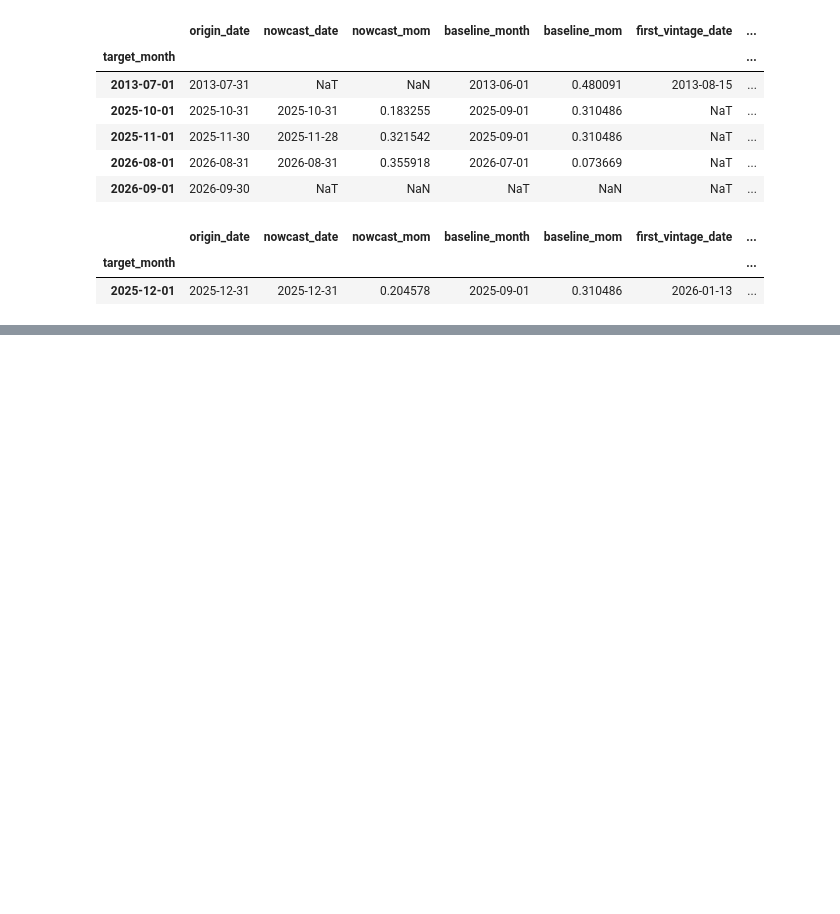
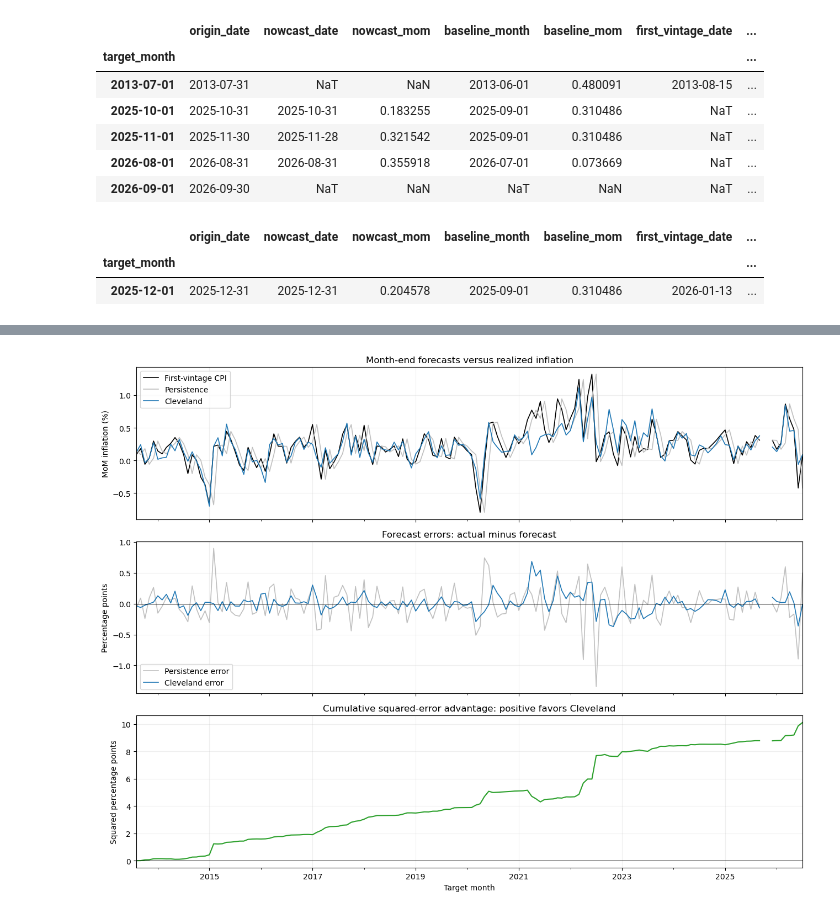
Before and after one commit to Yzc20060417/Systematic-Equities, a Jupyter notebook: EDA.ipynb, the cells around one changed output, grey strips where cells are left out. Cells and saved outputs as stored; diff of their text form; code cells hidden in the pictures; blank space fills up the shorter version.

```diff
--- a/EDA.ipynb
+++ b/EDA.ipynb
@@ -3092,0 +3299,67 @@ Name: H2 panel audit, dtype: object
+# %%
+# 5. Inspection
+
+fig, axes = plt.subplots(
+    3, 1,
+    figsize=(13, 10),
+    sharex=True,
+)
+
+h2_eval[
+    ["target_mom_first", "baseline_mom", "nowcast_mom"]
+].rename(
+    columns={
+        "target_mom_first": "First-vintage CPI",
+        "baseline_mom": "Persistence",
+        "nowcast_mom": "Cleveland",
+    }
+).plot(
+    ax=axes[0],
+    color=["black", "silver", "tab:blue"],
+    linewidth=1.2,
+)
+
+axes[0].set(
+    title="Month-end forecasts versus realized inflation",
+    ylabel="MoM inflation (%)",
+)
+
+h2_eval[
+    ["error_persistence", "error_cleveland"]
+].rename(
+    columns={
+        "error_persistence": "Persistence error",
+        "error_cleveland": "Cleveland error",
+    }
+).plot(
+    ax=axes[1],
+    color=["silver", "tab:blue"],
+    linewidth=1.2,
+)
+
+axes[1].axhline(0, color="black", linewidth=0.7)
+axes[1].set(
+    title="Forecast errors: actual minus forecast",
+    ylabel="Percentage points",
+)
+
+# Accumulate observed contributions, leaving gaps at missing months.
+h2_eval["loss_advantage"].cumsum().plot(
+    ax=axes[2],
+    color="tab:green",
+)
+
+axes[2].axhline(0, color="black", linewidth=0.7)
+axes[2].set(
+    title="Cumulative squared-error advantage: positive favors Cleveland",
+    ylabel="Squared percentage points",
+    xlabel="Target month",
+)
+
+for ax in axes:
+    ax.grid(alpha=0.2)
+
+plt.tight_layout()
+plt.show()
+# %% [output]
+[figure, added]
```
Also changed, not shown: parts of 4 cells of this notebook, 3 other files.
